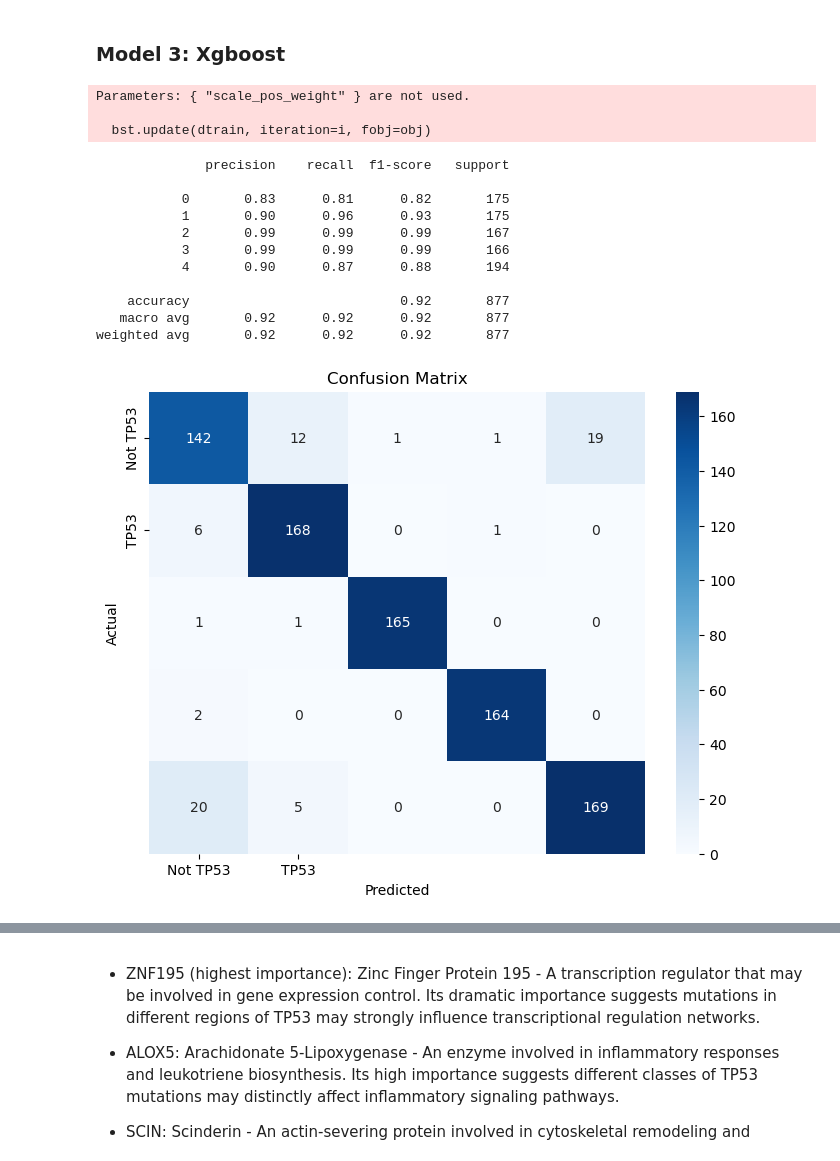
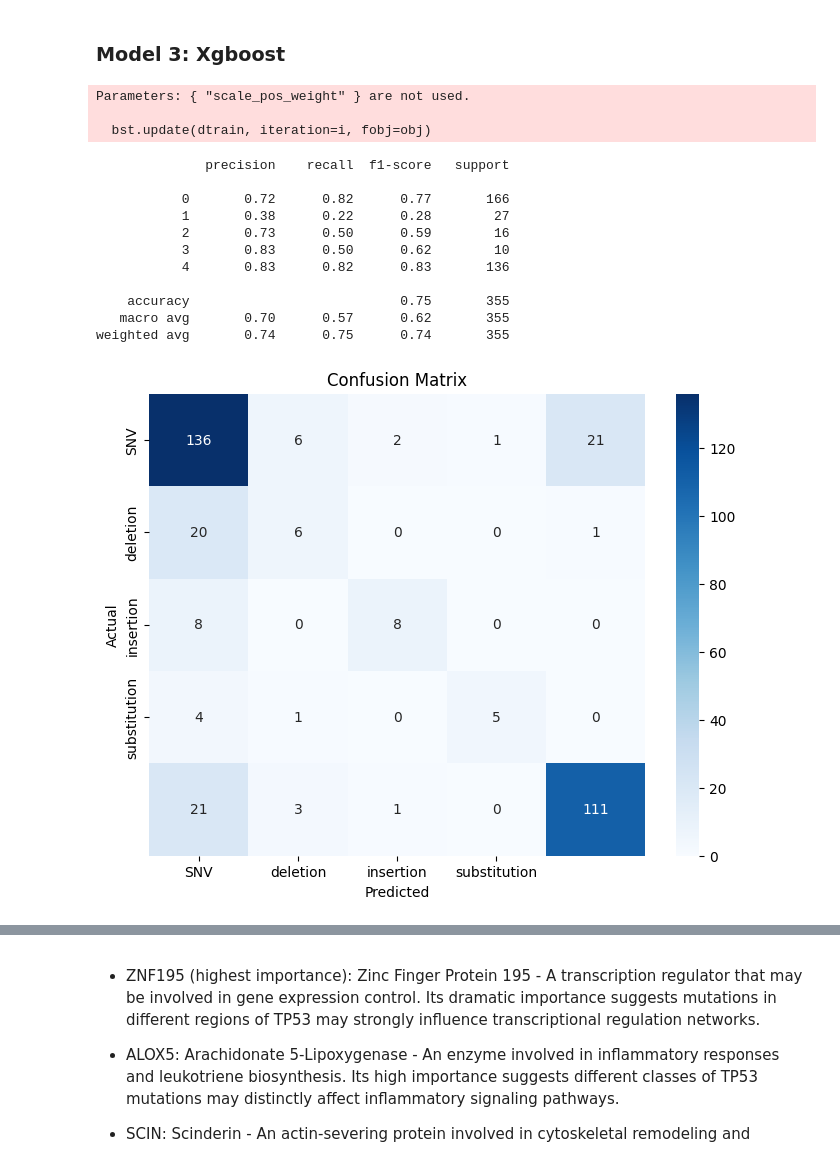
Before and after one commit to TommasoVezzoli/MLLab-Bio, a Jupyter notebook: multiclass_ccle.ipynb, the cells around one changed output, grey strips where cells are left out. Cells and saved outputs as stored; diff of their text form; code cells hidden in the pictures.

```diff
--- a/multiclass_ccle.ipynb
+++ b/multiclass_ccle.ipynb
@@ -197,13 +206,38 @@ genes_to_filter = [
 merged_mod.columns = merged_mod.columns.str.replace(r'\s*\(.*?\)', '', regex=True)
 mod_data = merged_mod[merged_mod.columns[merged_mod.columns.isin(genes_to_filter)]]
 # %%
-X = mod_data
+X=mod_data
 y = variants
-#perform upsampling using smote
+X_train, X_test, y_train, y_test = train_test_split(X, y, test_size=0.2, random_state=42)
+# print(y_train.value_counts())
+# print(y_test.value_counts())
+# move some data of classes 0 and 1 from the training set to the test set
+# to balance the classes
+# Get the indices of the samples in the training set
+indices_2 = np.where(y_train == 2)[0]
+indices_3 = np.where(y_train == 3)[0]
+# Randomly select 10% of the samples from classes 0 and 1
+num_samples_2 = 8#int(0.1 * len(indices_2))
+num_samples_3 = 6#int(0.1 * len(indices_3))
+selected_indices_2 = np.random.choice(indices_2, num_samples_2, replace=False)
+selected_indices_3 = np.random.choice(indices_3, num_samples_3, replace=False)
+# Move the selected samples to the test set
+X_test = pd.concat([X_test, X_train.iloc[selected_indices_2]])
+y_test = pd.concat([y_test, y_train.iloc[selected_indices_2]])
+X_test = pd.concat([X_test, X_train.iloc[selected_indices_3]])
+y_test = pd.concat([y_test, y_train.iloc[selected_indices_3]])
+# Remove the selected samples from the training set
+X_train = X_train.drop(X_train.index[selected_indices_2])
+X_train = X_train.drop(X_train.index[selected_indices_3])
+y_train = y_train.drop(y_train.index[selected_indices_2])
+y_train = y_train.drop(y_train.index[selected_indices_3])
+# Check the new class distributions
+# print(y_train.value_counts())
+# print(y_test.value_counts())
+
+
 smote = SMOTE(random_state=42, sampling_strategy='auto')
-X, y = smote.fit_resample(X, y)
-#split the data into train and test sets
-X_train, X_test, y_train, y_test = train_test_split(X, y, test_size=0.2, random_state=42)
+X_train, y_train = smote.fit_resample(X_train, y_train)
 # %% [markdown]
 ### Model 1: Logistic Regression
 # %%
@@ -279,38 +313,37 @@ weighted avg       0.92      0.92      0.92       877
 # %%
 xgb_model = XGBClassifier(n_estimators=200, max_depth=10, learning_rate=0.1, scale_pos_weight=1,random_state=42)
 xgb_model.fit(X_train, y_train)
 #predict the test set
 y_pred = xgb_model.predict(X_test)
 #predict the probabilities
 y_pred_proba = xgb_model.predict_proba(X_test)[:, 1]
 #calculate the confusion matrix
 cm = confusion_matrix(y_test, y_pred)
 #calculate the classification report
 report = classification_report(y_test, y_pred)
 print(report)
-#calculate the roc_auc score
 plt.figure(figsize=(8, 6))
-sns.heatmap(cm, annot=True, fmt='d', cmap='Blues', xticklabels=['Not TP53', 'TP53'], yticklabels=['Not TP53', 'TP53'])
+sns.heatmap(cm, annot=True, fmt='d', cmap='Blues', xticklabels=category_mapping.values(), yticklabels=category_mapping.values())
 plt.xlabel('Predicted')
 plt.ylabel('Actual')
 plt.title('Confusion Matrix')
 plt.show()
 # %% [output]
 Parameters: { "scale_pos_weight" } are not used.
 
   bst.update(dtrain, iteration=i, fobj=obj)
               precision    recall  f1-score   support
 
-           0       0.83      0.81      0.82       175
-           1       0.90      0.96      0.93       175
-           2       0.99      0.99      0.99       167
-           3       0.99      0.99      0.99       166
-           4       0.90      0.87      0.88       194
+           0       0.72      0.82      0.77       166
+           1       0.38      0.22      0.28        27
+           2       0.73      0.50      0.59        16
+           3       0.83      0.50      0.62        10
+           4       0.83      0.82      0.83       136
 
-    accuracy                           0.92       877
-   macro avg       0.92      0.92      0.92       877
-weighted avg       0.92      0.92      0.92       877
+    accuracy                           0.75       355
+   macro avg       0.70      0.57      0.62       355
+weighted avg       0.74      0.75      0.74       355
-[figure, old version]
+[figure, new version]
 # %%
 #feature importance
 importances = (xgb_model.feature_importances_)[:10]
```
Also changed, not shown: parts of 5 cells of this notebook, 6 other files.
